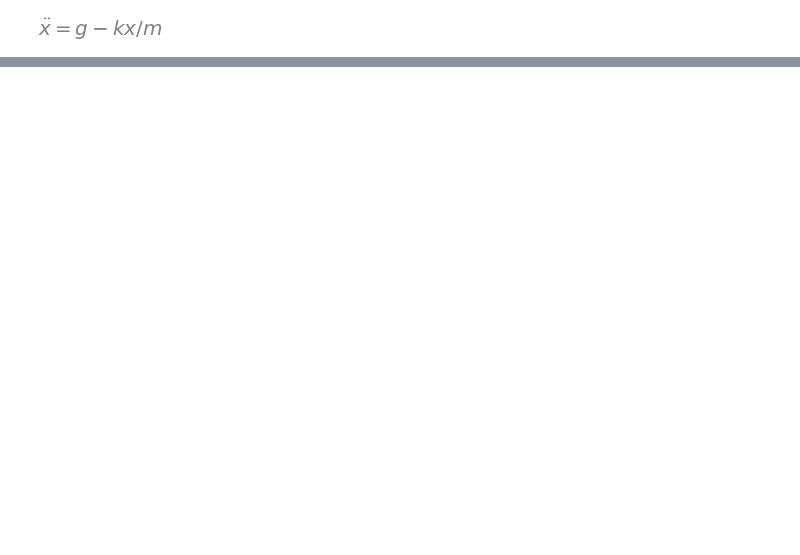
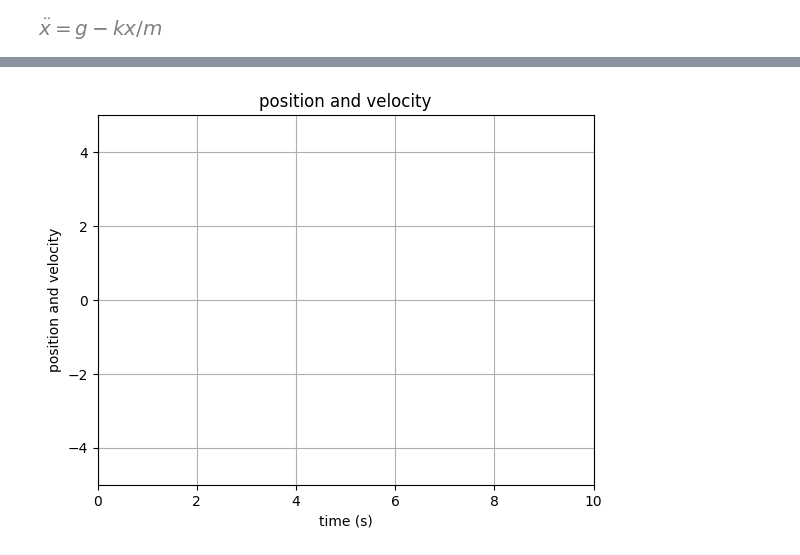
Before and after one commit to tharani2503/Mathematical-Modelling-of-Physical-Systems, a Jupyter notebook: Spring_Mass_System/Spring_Mass.ipynb, the cells around one changed output, grey strips where cells are left out. Drawn from its saved outputs; the diff is of its cells as text; code cells hidden in the pictures; blank space fills up the shorter version.

```diff
--- a/Spring_Mass_System/Spring_Mass.ipynb
+++ b/Spring_Mass_System/Spring_Mass.ipynb
@@ -60,0 +61,22 @@ ax.grid()
+# %%
+## Animate curves
+import ffmpeg
+curves,ax=plt.subplots()
+
+position,=ax.plot(t[0],x[0],"g")
+velocity,=ax.plot(t[0],vel[0],"r")
+ax.set_title("position and velocity")
+ax.set_xlim(0,10)
+ax.set_ylim(-5,5)
+ax.set_xlabel("time (s)")
+ax.set_ylabel("position and velocity")
+ax.grid()
+
+def curve_animate(i):
+    position.set_data([t[:i+1]],[x[:i+1]])
+    velocity.set_data([t[:i+1]],[vel[:i+1]])
+
+curve_anim=animation.FuncAnimation(curves,curve_animate,frames=len(t))
+curve_anim.save("position_velocity_curves.mp4",writer=animation.FFMpegWriter(fps=30))
+# %% [output]
+[figure, added]
```
Also changed, not shown: parts of 3 cells of this notebook, 2 other files.
